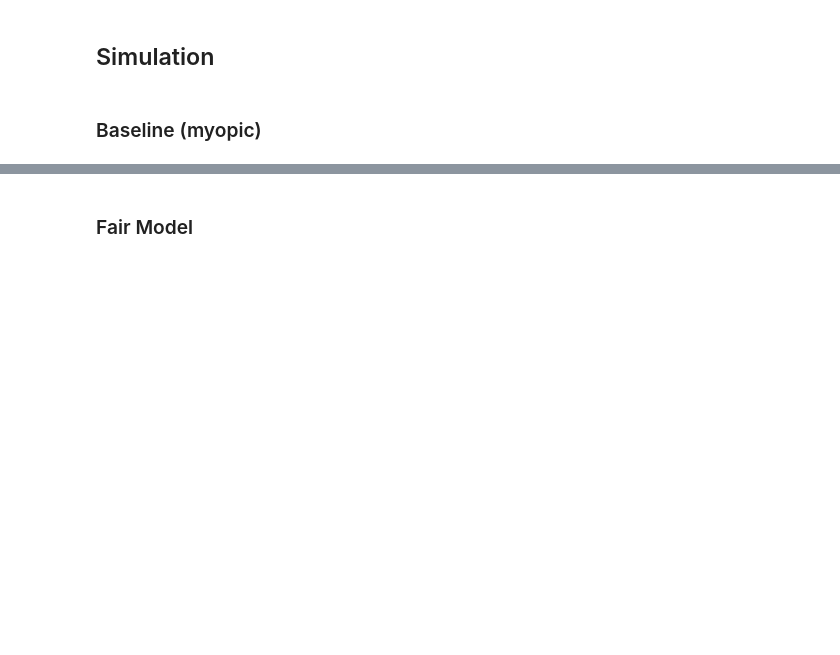
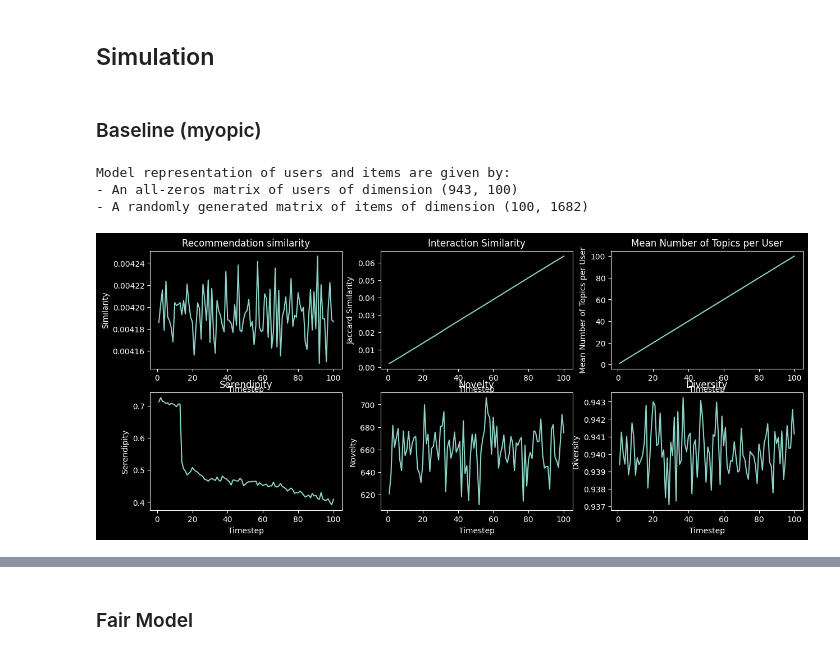
Before and after one commit to jannikjw/fair-recommender-systems, a Jupyter notebook: trecs_exp.ipynb, the cells around one changed output, grey strips where cells are left out. Saved outputs shown, nothing was run; the diff lists cells and outputs as text; code cells hidden in the pictures; blank space fills up the shorter version.

Commit message:
implemented experiments for - myopic - myopic prob - burster

```diff
--- a/trecs_exp.ipynb
+++ b/trecs_exp.ipynb
@@ -108,2 +84,17 @@ print(f"- A randomly generated matrix of items of dimension {recsys.predicted_it
 # %% [markdown]
 ## Simulation
+# %%
+timesteps=100
+user_pairs = [(u_idx, v_idx) for u_idx in range(len(user_representation)) for v_idx in range(len(user_representation))]
+measurements_list = [
+    InteractionMeasurement(),
+    MSEMeasurement(diagnostics=True),
+    InteractionSpread(),
+    InteractionSimilarity(pairs=user_pairs),
+    RecSimilarity(pairs=user_pairs),
+    # TopicInteractionMeasurement(),
+    MeanNumberOfTopics(),
+    SerendipityMetric(),
+    DiversityMetric(),
+    NoveltyMetric()
+]
@@ -110,2 +151,22 @@ print(f"- A randomly generated matrix of items of dimension {recsys.predicted_it
 # %% [markdown]
 ### Baseline (myopic)
+# %%
+# Baseline Model
+myopic = BubbleBurster(
+    item_topics=item_topics,
+    actual_item_representation=item_representation,
+    actual_user_representation=users,
+    num_attributes=n_attrs,
+    record_base_state=True,
+)
+
+# Add metrics
+myopic.add_metrics(*measurements_list)
+
+print("Model representation of users and items are given by:")
+print(f"- An all-zeros matrix of users of dimension {myopic.predicted_user_profiles.shape}")
+print(f"- A randomly generated matrix of items of dimension {myopic.predicted_item_attributes.shape}")
+# %% [output]
+Model representation of users and items are given by:
+- An all-zeros matrix of users of dimension (943, 100)
+- A randomly generated matrix of items of dimension (100, 1682)
@@ -130,0 +180,7 @@ ax[1].set_ylabel('Jaccard Similarity')
+# %%
+myopic_measurements = myopic.get_measurements()
+myopic_measurements_df = pd.DataFrame(myopic_measurements)
+myopic_measurements_df.to_csv(f'artefacts/ml_myopic_measurements_{timesteps}timesteps_{max_iter}maxiter_{nmf_solver}solver_{n_attrs}nAttrs.csv')
+plot_measurements(myopic_measurements_df)
+# %% [output]
+[figure, added]
```
Also changed, not shown: parts of 29 cells of this notebook, 3 other files.
